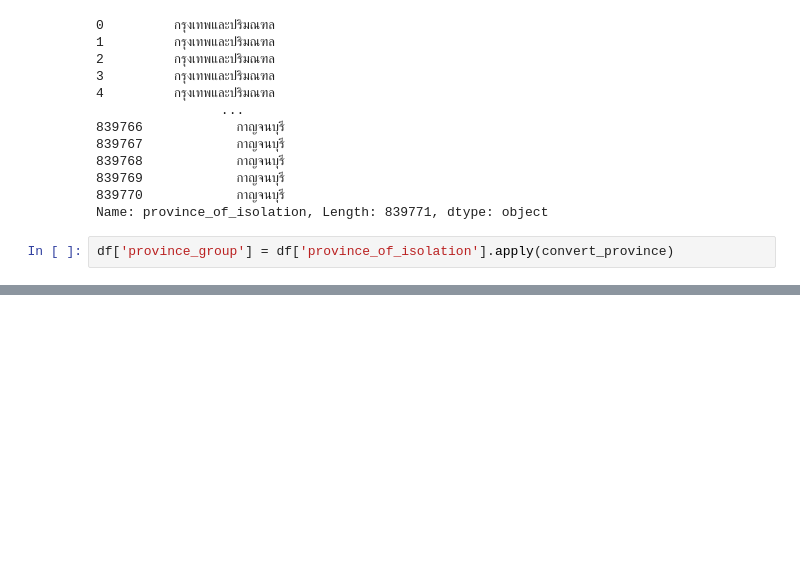
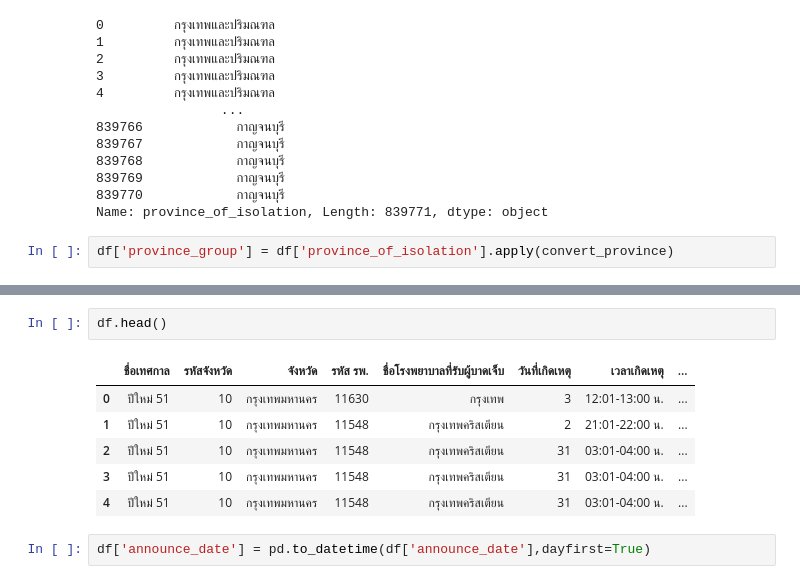
Before and after one commit to Septkung/Python-Pandas-Learning, a Jupyter notebook: Play_with_Data_VI.ipynb, the cells around one changed output, grey strips where cells are left out. Cells and saved outputs as stored; diff of their text form; blank space fills up the shorter version.

```diff
--- a/Play_with_Data_VI.ipynb
+++ b/Play_with_Data_VI.ipynb
@@ -233,0 +254,11 @@ df.grou
+# %%
+df.head()
+# %% [output]
+|  | ชื่อเทศกาล | รหัสจังหวัด | จังหวัด | รหัส รพ. | ชื่อโรงพยาบาลที่รับผู้บาดเจ็บ | วันที่เกิดเหตุ | เวลาเกิดเหตุ | ... |
+| 0 | ปีใหม่ 51 | 10 | กรุงเทพมหานคร | 11630 | กรุงเทพ | 3 | 12:01-13:00 น. | ... |
+| 1 | ปีใหม่ 51 | 10 | กรุงเทพมหานคร | 11548 | กรุงเทพคริสเตียน | 2 | 21:01-22:00 น. | ... |
+| 2 | ปีใหม่ 51 | 10 | กรุงเทพมหานคร | 11548 | กรุงเทพคริสเตียน | 31 | 03:01-04:00 น. | ... |
+| 3 | ปีใหม่ 51 | 10 | กรุงเทพมหานคร | 11548 | กรุงเทพคริสเตียน | 31 | 03:01-04:00 น. | ... |
+| 4 | ปีใหม่ 51 | 10 | กรุงเทพมหานคร | 11548 | กรุงเทพคริสเตียน | 31 | 03:01-04:00 น. | ... |
+# %%
+df['announce_date'] = pd.to_datetime(df['announce_date'],dayfirst=True)
```
Also changed, not shown: parts of 19 cells of this notebook, 1 other file.
